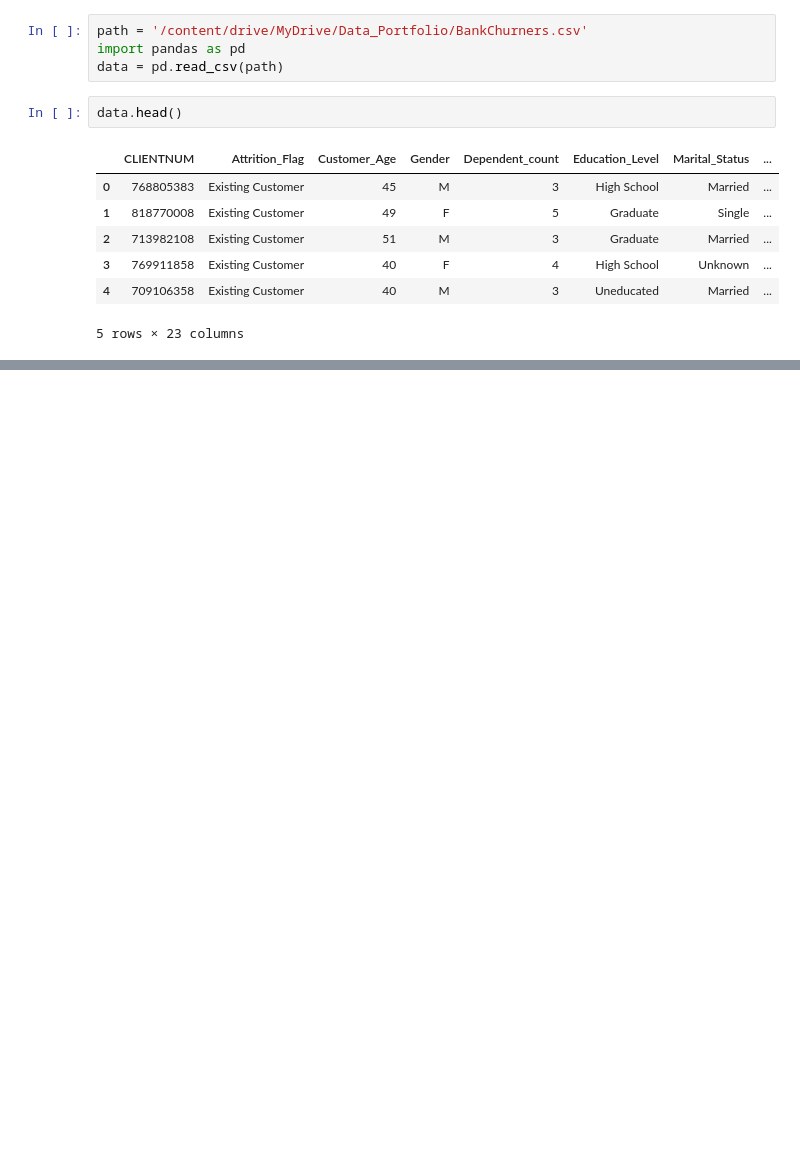
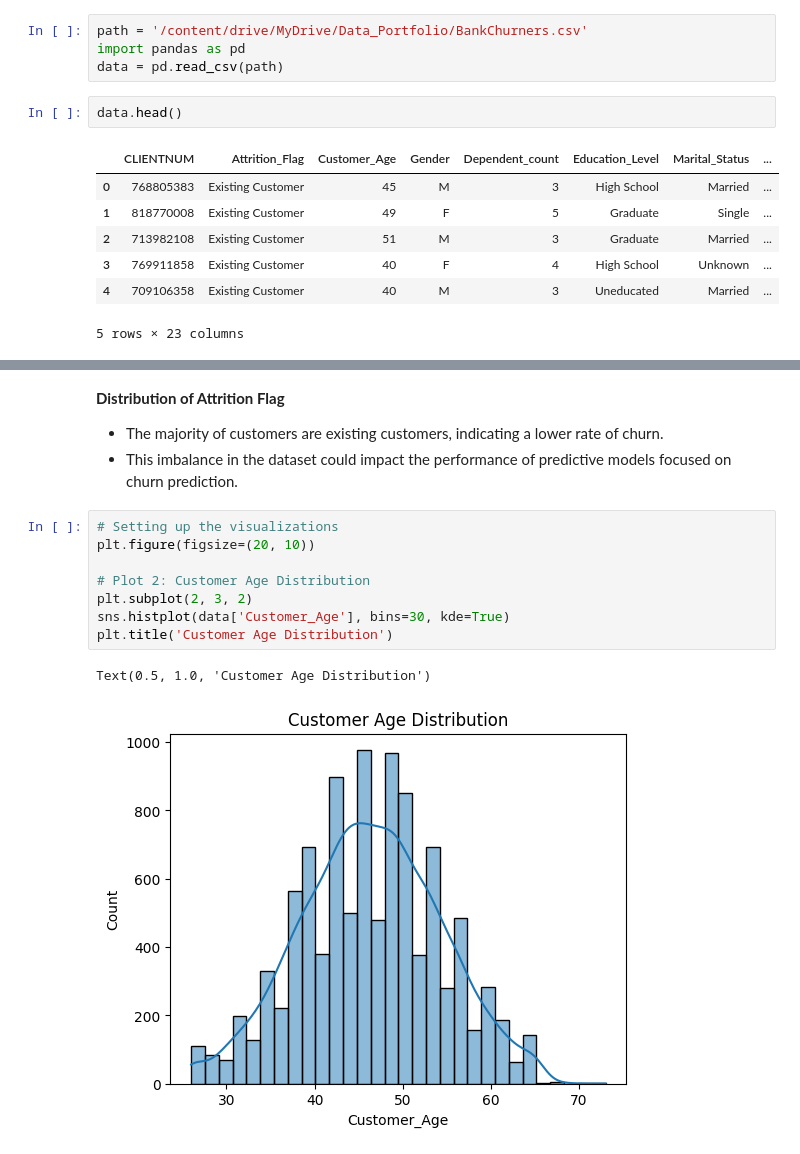
Before and after one commit to daehwankim96/daehwankim96.github.io, a Jupyter notebook: files/Bank_Churn_Rate.ipynb, the cells around one changed output, grey strips where cells are left out. Saved outputs shown, nothing was run; the diff lists cells and outputs as text; blank space fills up the shorter version.

```diff
--- a/files/Bank_Churn_Rate.ipynb
+++ b/files/Bank_Churn_Rate.ipynb
@@ -88,0 +136,16 @@ churn_rate_overall, churn_rate_by_gender, churn_rate_by_income, churn_rate_by_ed
+# %% [markdown]
+**Distribution of Attrition Flag**
+
+- The majority of customers are existing customers, indicating a lower rate of churn.
+- This imbalance in the dataset could impact the performance of predictive models focused on churn prediction.
+# %%
+# Setting up the visualizations
+plt.figure(figsize=(20, 10))
+
+# Plot 2: Customer Age Distribution
+plt.subplot(2, 3, 2)
+sns.histplot(data['Customer_Age'], bins=30, kde=True)
+plt.title('Customer Age Distribution')
+# %% [output]
+Text(0.5, 1.0, 'Customer Age Distribution')
+[figure, added]
```
Also changed, not shown: parts of 33 cells of this notebook, 11 other files.
